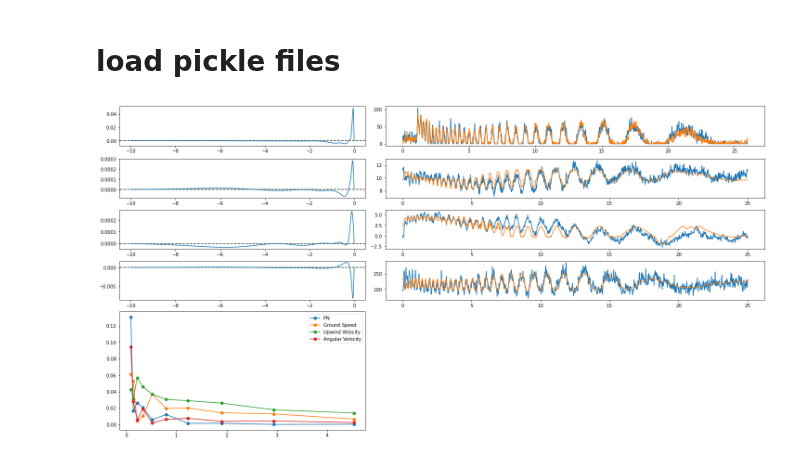
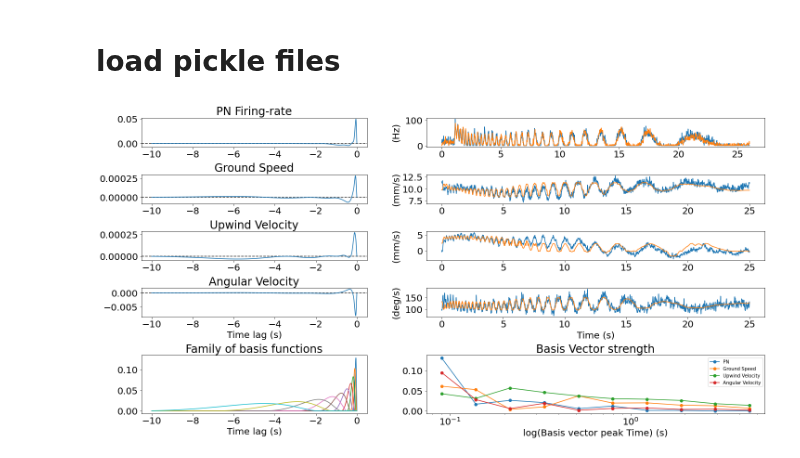
Before and after one commit to davidfox87/neuro_encoding_models, a Jupyter notebook: filter_summary.ipynb, the cells around one changed output. Drawn from its saved outputs; the diff is of its cells as text; code cells hidden in the pictures.

```diff
--- a/filter_summary.ipynb
+++ b/filter_summary.ipynb
@@ -53,9 +53,17 @@ pn1_out = pickle.load(pkl_file)
 dt = 0.001
 t = np.arange(len(vmoves_out['response'])) * dt
 tpn = np.arange(len(pn1_out['response'])) * dt
+
+pkl_file = open('/content/drive/MyDrive/temporal_filter_data_files_for_colab/basis.pkl', 'rb')
+basis = pickle.load(pkl_file)
+# %%
+font = {'family' : 'normal',
+        'size'   : 20}
+
+plt.rc('font', **font)
 # %%
 fig = plt.figure(constrained_layout=True, figsize=[20, 10])
-spec2 = gridspec.GridSpec(ncols=5, nrows=7, figure=fig)
+spec2 = gridspec.GridSpec(ncols=5, nrows=6, figure=fig)
 
 f_ax0_1 = fig.add_subplot(spec2[0, :2])
 f_ax0_2 = fig.add_subplot(spec2[0, 2:])
@@ -63,37 +71,56 @@ f_ax0_1.plot(pn1_out['k'][0], pn1_out['k'][1])
 f_ax0_1.axhline(0, color=".2", linestyle="--", zorder=1)
 f_ax0_2.plot(tpn, pn1_out['response'])
 f_ax0_2.plot(tpn, pn1_out['prediction'][1])
-
+f_ax0_1.set_title('PN Firing-rate')
+f_ax0_2.set_ylabel('(Hz)')
 
 f_ax1_1 = fig.add_subplot(spec2[1, :2])
 f_ax1_2 = fig.add_subplot(spec2[1, 2:])
 f_ax1_1.plot(vmoves_out['k'][0], vmoves_out['k'][1])
 f_ax1_1.axhline(0, color=".2", linestyle="--", zorder=1)
 f_ax1_2.plot(t, vmoves_out['response'])
 f_ax1_2.plot(t, vmoves_out['prediction'][1])
-
+f_ax1_1.set_title('Ground Speed')
+f_ax1_2.set_ylabel('(mm/s)')
 
 f_ax2_1 = fig.add_subplot(spec2[2, :2])
 f_ax2_2 = fig.add_subplot(spec2[2, 2:])
 f_ax2_1.plot(vymoves_out['k'][0], vymoves_out['k'][1])
 f_ax2_1.axhline(0, color=".2", linestyle="--", zorder=1)
 f_ax2_2.plot(t, vymoves_out['response'])
 f_ax2_2.plot(t, vymoves_out['prediction'][1])
-
+f_ax2_1.set_title('Upwind Velocity')
+f_ax2_2.set_ylabel('(mm/s)')
 
 f_ax3_1 = fig.add_subplot(spec2[3, :2])
 f_ax3_2 = fig.add_subplot(spec2[3, 2:])
 f_ax3_1.plot(angvturns_out['k'][0], angvturns_out['k'][1])
 f_ax3_1.axhline(0, color=".2", linestyle="--", zorder=1)
 f_ax3_2.plot(t, angvturns_out['response'])
 f_ax3_2.plot(t, angvturns_out['prediction'][1])
+f_ax3_1.set_title('Angular Velocity')
+f_ax3_2.set_xlabel('Time (s)')
+f_ax3_2.set_ylabel('(deg/s)')
+f_ax3_1.set_xlabel('Time lag (s)')
 
-f_ax4_1 = fig.add_subplot(spec2[4:, :2])
+f_ax4_1 = fig.add_subplot(spec2[4:, 2:])
 f_ax4_1.plot(pn1_out['basis_center'], pn1_out['basis_weights'], '-o', label='PN')
 f_ax4_1.plot(vmoves_out['basis_center'], vmoves_out['basis_weights'], '-o', label='Ground Speed')
 f_ax4_1.plot(vymoves_out['basis_center'], vymoves_out['basis_weights'], '-o', label='Upwind Velocity')
 f_ax4_1.plot(angvturns_out['basis_center'], angvturns_out['basis_weights'], '-o', label='Angular Velocity')
-f_ax4_1.legend()
+f_ax4_1.set_xscale('log')
+f_ax4_1.legend(loc=1, prop={'size': 10})
+f_ax4_1.set_title('Basis Vector strength')
+f_ax4_1.set_xlabel('log(Basis vector peak Time) (s)')
+
+
+f_ax5_1 = fig.add_subplot(spec2[4:, :2])
+f_ax5_1.plot(basis['basis'][0], basis['basis'][1])
+f_ax5_1.set_title('Family of basis functions')
+f_ax5_1.set_xlabel('Time lag (s)')
+
+fig.align_ylabels([f_ax0_2, f_ax1_2, f_ax2_2, f_ax3_2])
+
 plt.show()
 # %% [output]
-[figure, old version]
+[figure, new version]
```
